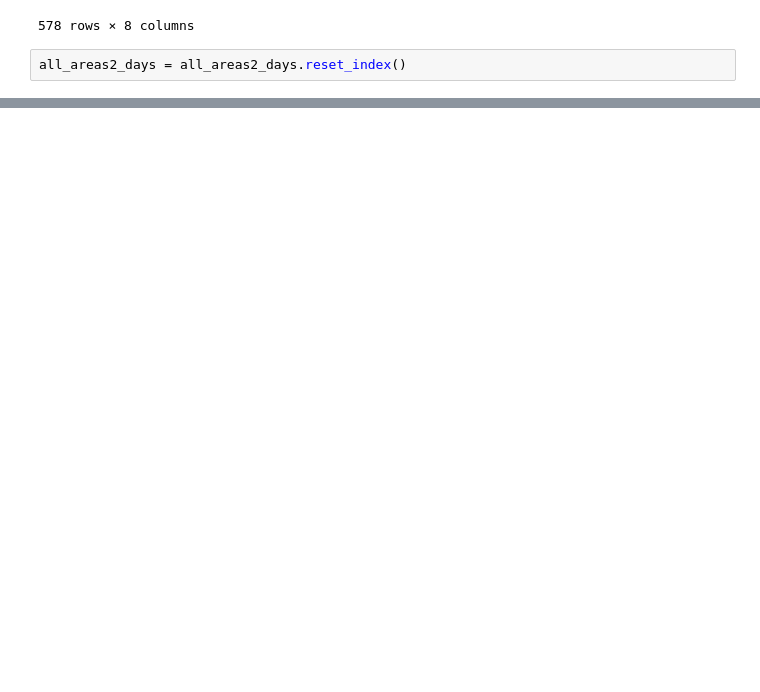
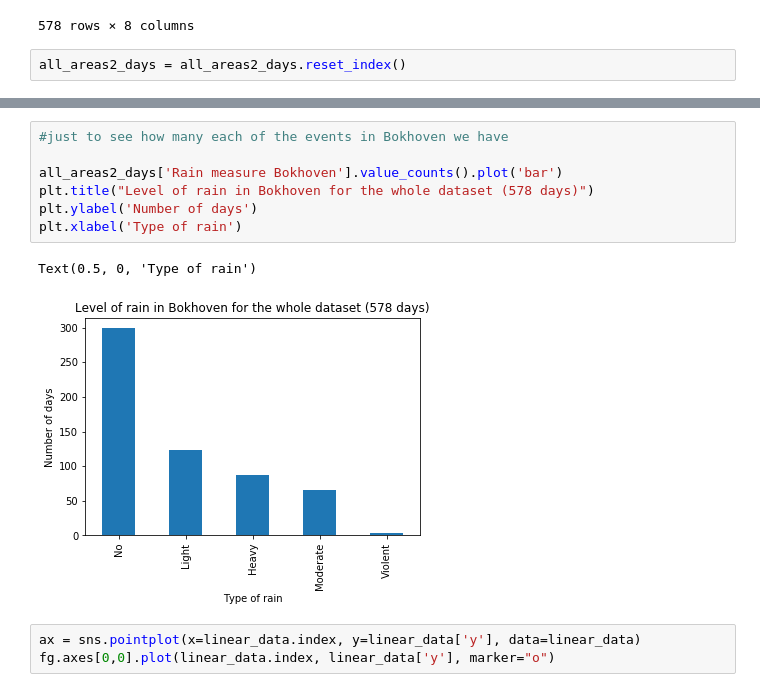
Before and after one commit to rogertian0707/jbg060, a Jupyter notebook: code/rainfall_to_station_lvl_rain.ipynb, the cells around one changed output, grey strips where cells are left out. Cells and saved outputs as stored; diff of their text form; blank space fills up the shorter version.

```diff
--- a/code/rainfall_to_station_lvl_rain.ipynb
+++ b/code/rainfall_to_station_lvl_rain.ipynb
@@ -160,0 +188,13 @@ all_areas3 = pd.merge(all_areas2, all_areas2_days, on='date', how='outer')
+# %%
+#just to see how many each of the events in Bokhoven we have
+
+all_areas2_days['Rain measure Bokhoven'].value_counts().plot('bar')
+plt.title("Level of rain in Bokhoven for the whole dataset (578 days)")
+plt.ylabel('Number of days')
+plt.xlabel('Type of rain')
+# %% [output]
+Text(0.5, 0, 'Type of rain')
+[figure, added]
+# %%
+ax = sns.pointplot(x=linear_data.index, y=linear_data['y'], data=linear_data)
+fg.axes[0,0].plot(linear_data.index, linear_data['y'], marker="o")
```
Also changed, not shown: parts of 29 cells of this notebook.
